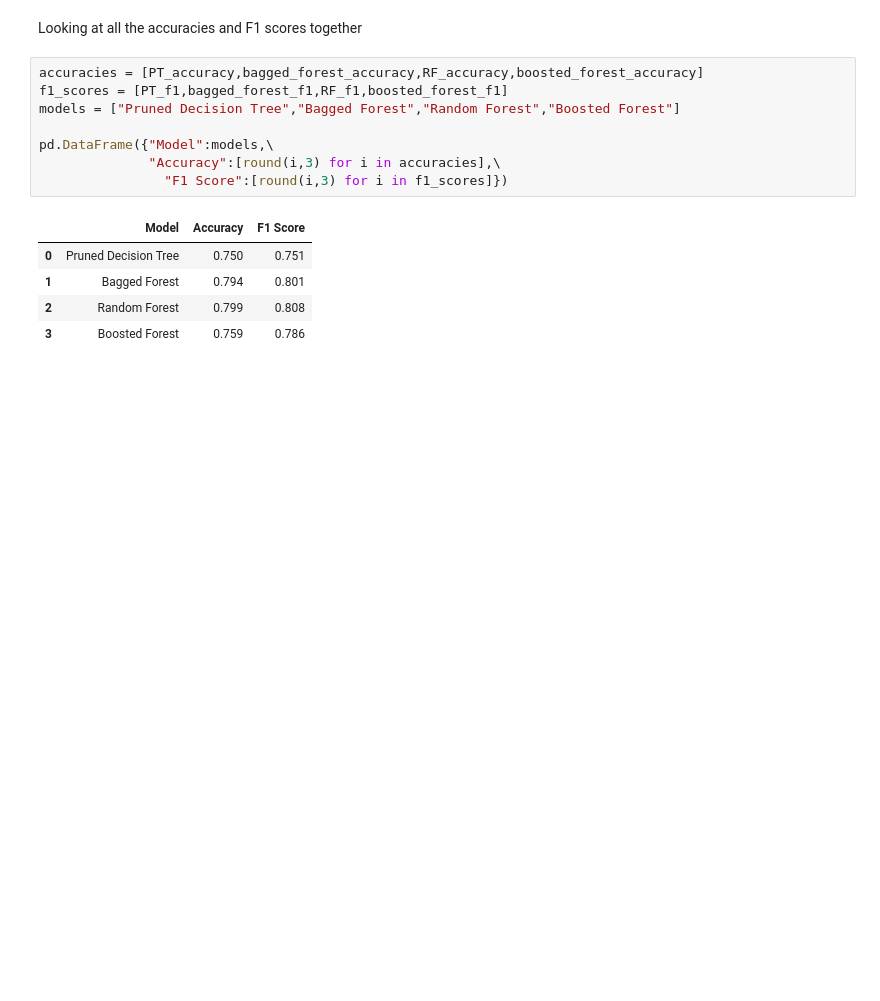
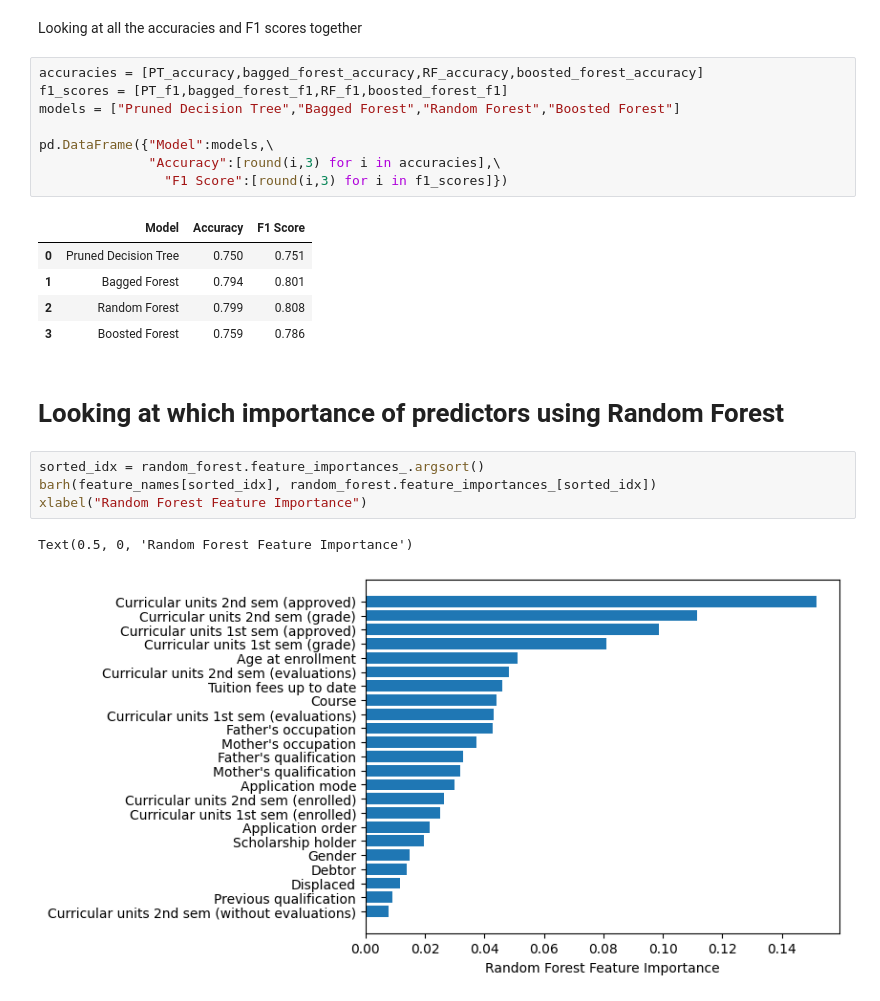
Before and after one commit to Tohtoroo/MLDropout, a Jupyter notebook: main/Trees_training.ipynb, the cells around one changed output. Drawn from its saved outputs; the diff is of its cells as text; blank space fills up the shorter version.

Commit message:
Addded feature importance graph created by random forest

```diff
--- a/main/Trees_training.ipynb
+++ b/main/Trees_training.ipynb
@@ -234,3 +237,12 @@ pd.DataFrame({"Model":models,\
 | 1 | Bagged Forest | 0.794 | 0.801 |
 | 2 | Random Forest | 0.799 | 0.808 |
 | 3 | Boosted Forest | 0.759 | 0.786 |
+# %% [markdown]
+# Looking at which importance of predictors using Random Forest
+# %%
+sorted_idx = random_forest.feature_importances_.argsort()
+barh(feature_names[sorted_idx], random_forest.feature_importances_[sorted_idx])
+xlabel("Random Forest Feature Importance")
+# %% [output]
+Text(0.5, 0, 'Random Forest Feature Importance')
+[figure, added]
```
Also changed, not shown: parts of 2 cells of this notebook.
